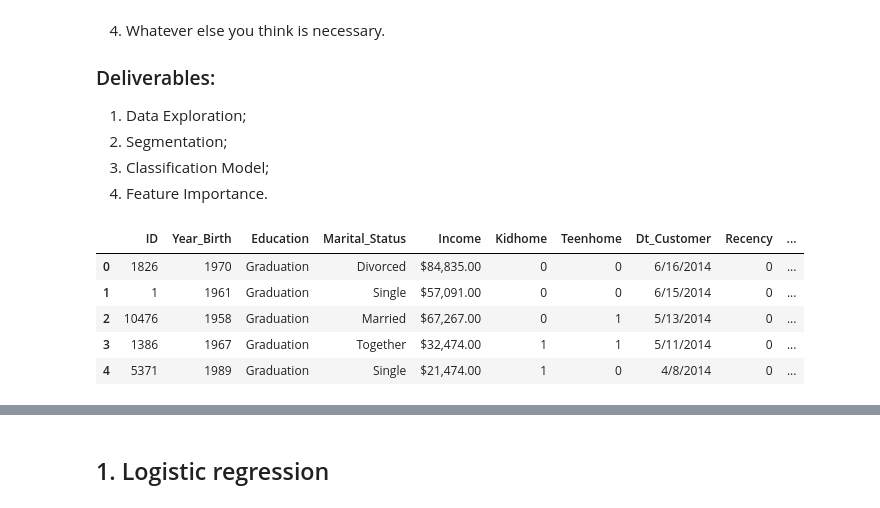
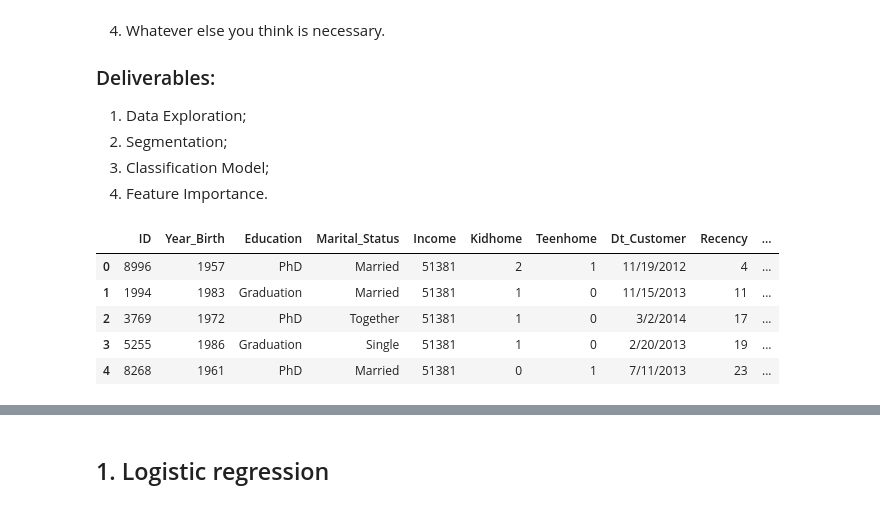
Before and after one commit to adiag321/CRM-Analysis-for-Marketing-data, a Jupyter notebook: 5_classification_model.ipynb, the cells around one changed output, grey strips where cells are left out. Drawn from its saved outputs; the diff is of its cells as text; code cells hidden in the pictures.

```diff
--- a/5_classification_model.ipynb
+++ b/5_classification_model.ipynb
@@ -55,15 +58,15 @@ pd.set_option('display.max_columns', None)
 # %%
 # Read Dataset
 #url = '/Users/adityaagarwal/Library/CloudStorage/OneDrive-NortheasternUniversity/Jupyter Notebook/Projects/CRM-Analysis-for-Marketing-data/marketing data/clean_marketing_data.csv'
-url = 'D:/OneDrive - Northeastern University/Jupyter Notebook/Data Science Projects/CRM-Analysis-for-Marketing-data/marketing data/marketing_data.csv'
+url = 'D:/OneDrive - Northeastern University/Jupyter Notebook/Data Science Projects/CRM-Analysis-for-Marketing-data/marketing data/marketing_data_with_features.csv'
 df = pd.read_csv(url)
 df.head()
 # %% [output]
 |  | ID | Year_Birth | Education | Marital_Status | Income | Kidhome | Teenhome | Dt_Customer | Recency | ... |
-| 0 | 1826 | 1970 | Graduation | Divorced | $84,835.00 | 0 | 0 | 6/16/2014 | 0 | ... |
-| 1 | 1 | 1961 | Graduation | Single | $57,091.00 | 0 | 0 | 6/15/2014 | 0 | ... |
-| 2 | 10476 | 1958 | Graduation | Married | $67,267.00 | 0 | 1 | 5/13/2014 | 0 | ... |
-| 3 | 1386 | 1967 | Graduation | Together | $32,474.00 | 1 | 1 | 5/11/2014 | 0 | ... |
-| 4 | 5371 | 1989 | Graduation | Single | $21,474.00 | 1 | 0 | 4/8/2014 | 0 | ... |
+| 0 | 8996 | 1957 | PhD | Married | 51381 | 2 | 1 | 11/19/2012 | 4 | ... |
+| 1 | 1994 | 1983 | Graduation | Married | 51381 | 1 | 0 | 11/15/2013 | 11 | ... |
+| 2 | 3769 | 1972 | PhD | Together | 51381 | 1 | 0 | 3/2/2014 | 17 | ... |
+| 3 | 5255 | 1986 | Graduation | Single | 51381 | 1 | 0 | 2/20/2013 | 19 | ... |
+| 4 | 8268 | 1961 | PhD | Married | 51381 | 0 | 1 | 7/11/2013 | 23 | ... |
 # %%
 df_new = df.copy()
```
Also changed, not shown: parts of 27 cells of this notebook.
